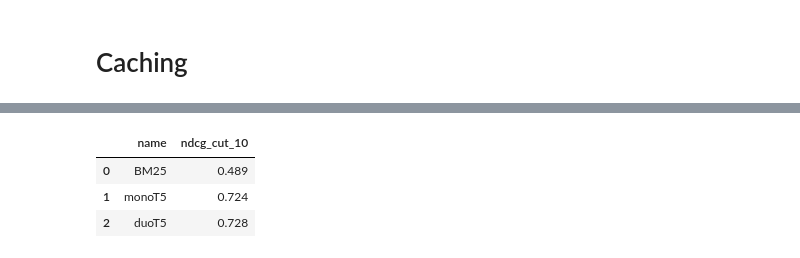
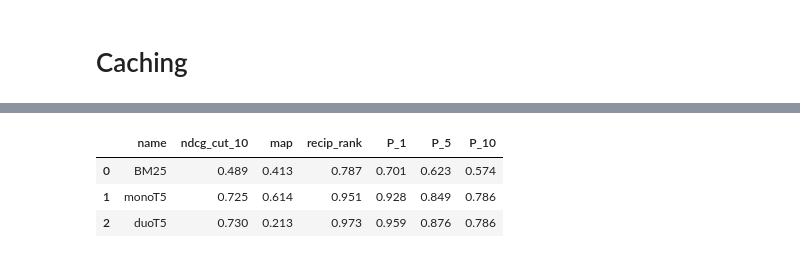
Before and after one commit to 01ill/ir_suchMaschinen, a Jupyter notebook: baseline-retrieval-system/baseline-retrieval-system.ipynb, the cells around one changed output, grey strips where cells are left out. Drawn from its saved outputs; the diff is of its cells as text; code cells hidden in the pictures.

Commit message:
fertig für erste abgabe

```diff
--- a/baseline-retrieval-system/baseline-retrieval-system.ipynb
+++ b/baseline-retrieval-system/baseline-retrieval-system.ipynb
@@ -207,7 +202,7 @@ from pyterrier_caching import SparseScorerCache
 first_x_topics = 100
 
 # (bm25 % 100) damit nur die ersten 100 Dokumente genommen werden
-inp = (bm25 % 400).transform(pt_dataset.get_topics('text').head(first_x_topics)) # BM25 auf den ersten x Topics anwenden. Dabei cutoff von 100 Dokumenten
+inp = (bm25).transform(pt_dataset.get_topics('text').head(first_x_topics)) # BM25 auf den ersten x Topics anwenden. Dabei cutoff von 100 Dokumenten
 mono2 = pt.text.get_text(pt_dataset, "text") >> monoT5 # Pipeline für MonoT5
 mono_cached = SparseScorerCache('monoT5.cache', mono2, verbose=True) # Caching für MonoT5
 duo2 = pt.text.get_text(pt_dataset, "text") >> duoT5 # Pipeline für DuoT5
@@ -217,4 +212,5 @@ mono_results = mono_cached.transform(inp) # MonoT5 wird auf die Ergebnisse von B
 mono_results_10 = (mono_cached % 10).transform(inp) # Nur die Top10 Dokumente, damit der Input zu DuoT5 gegeben werden kann
 
 duo_results = duo_cached.transform(mono_results_10) # DuoT5 wird auf die Ergebnisse von MonoT5 angewendet
+duo_results
 # %% [output]
@@ -224,15 +233,15 @@ Sqlite3ScorerCache('duoT5.cache', (<pyterrier.datasets.IRDSTextLoader object at
 # %%
 # Experiment wird ausgeführt mit den berechneten DataFrames
 Experiment(
     [bm25, mono_results, duo_results],
     topics = pt_dataset.get_topics('text').head(first_x_topics),
     qrels = pt_dataset.get_qrels(),
-    eval_metrics =['ndcg_cut_10'],
+    eval_metrics =['ndcg_cut_10', 'map', 'recip_rank', 'P_1', 'P_5', 'P_10'],
     names=["BM25", "monoT5", "duoT5"],
     round = 3
 )
 # %% [output]
-|  | name | ndcg_cut_10 |
-| 0 | BM25 | 0.489 |
-| 1 | monoT5 | 0.724 |
-| 2 | duoT5 | 0.728 |
+|  | name | ndcg_cut_10 | map | recip_rank | P_1 | P_5 | P_10 |
+| 0 | BM25 | 0.489 | 0.413 | 0.787 | 0.701 | 0.623 | 0.574 |
+| 1 | monoT5 | 0.725 | 0.614 | 0.951 | 0.928 | 0.849 | 0.786 |
+| 2 | duoT5 | 0.730 | 0.213 | 0.973 | 0.959 | 0.876 | 0.786 |
```
Also changed, not shown: parts of 8 cells of this notebook.
